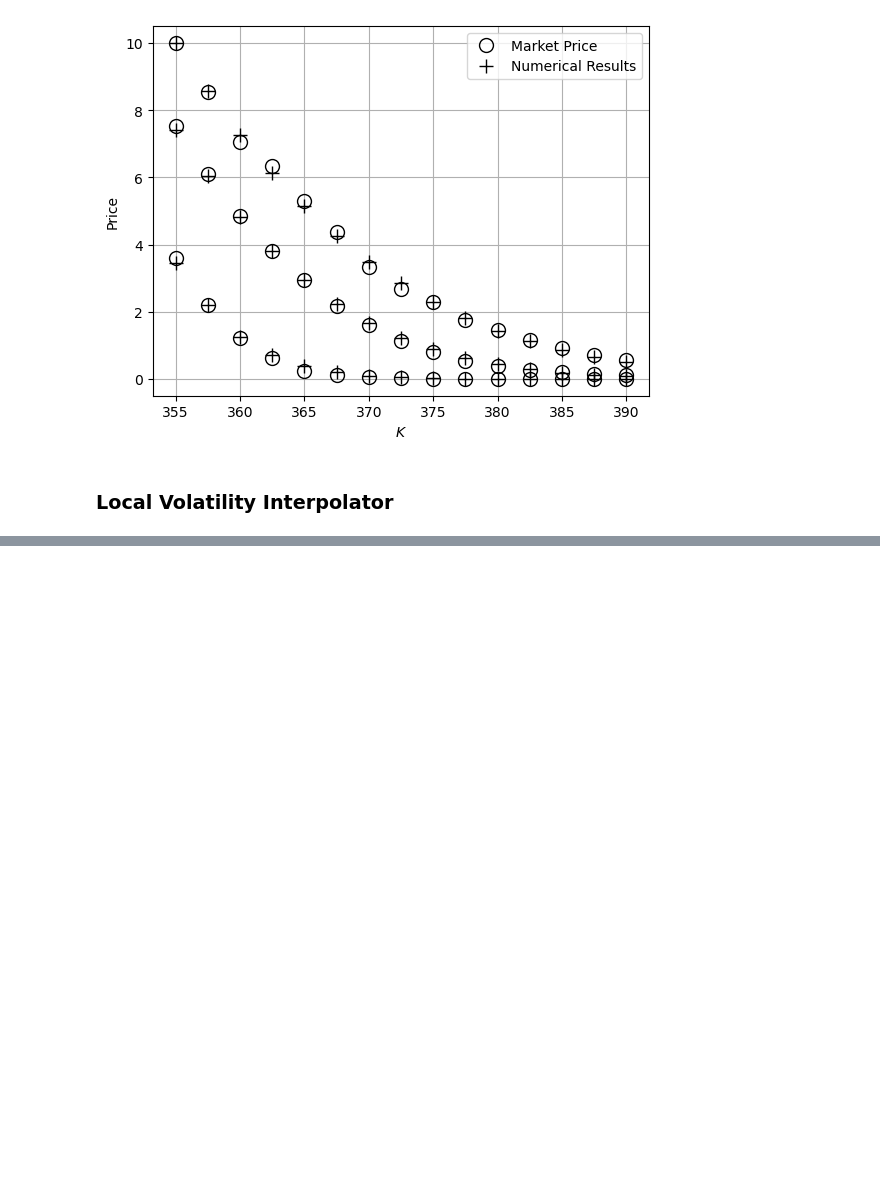
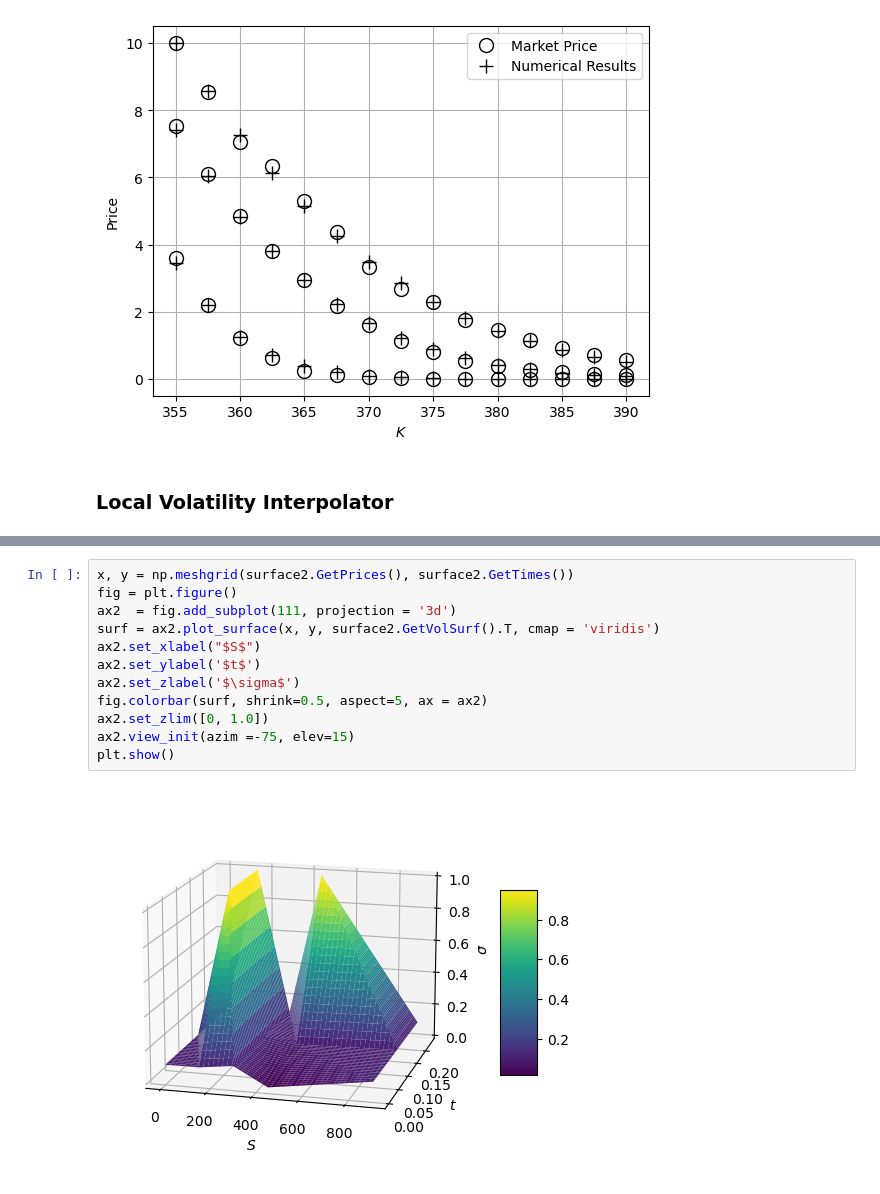
Before and after one commit to yulu0131/VolaDocs, a Jupyter notebook: docs/source/volatility_model/local_vol/theoretical.ipynb, the cells around one changed output, grey strips where cells are left out. Drawn from its saved outputs; the diff is of its cells as text; blank space fills up the shorter version.

```diff
--- a/docs/source/volatility_model/local_vol/theoretical.ipynb
+++ b/docs/source/volatility_model/local_vol/theoretical.ipynb
@@ -94,0 +97,14 @@ plt.show()
+# %%
+x, y = np.meshgrid(surface2.GetPrices(), surface2.GetTimes())
+fig = plt.figure()
+ax2  = fig.add_subplot(111, projection = '3d')
+surf = ax2.plot_surface(x, y, surface2.GetVolSurf().T, cmap = 'viridis')
+ax2.set_xlabel("$S$")
+ax2.set_ylabel('$t$')
+ax2.set_zlabel('$\sigma$')
+fig.colorbar(surf, shrink=0.5, aspect=5, ax = ax2)
+ax2.set_zlim([0, 1.0])
+ax2.view_init(azim =-75, elev=15)
+plt.show()
+# %% [output]
+[figure, added]
```
Also changed, not shown: parts of 7 cells of this notebook.
